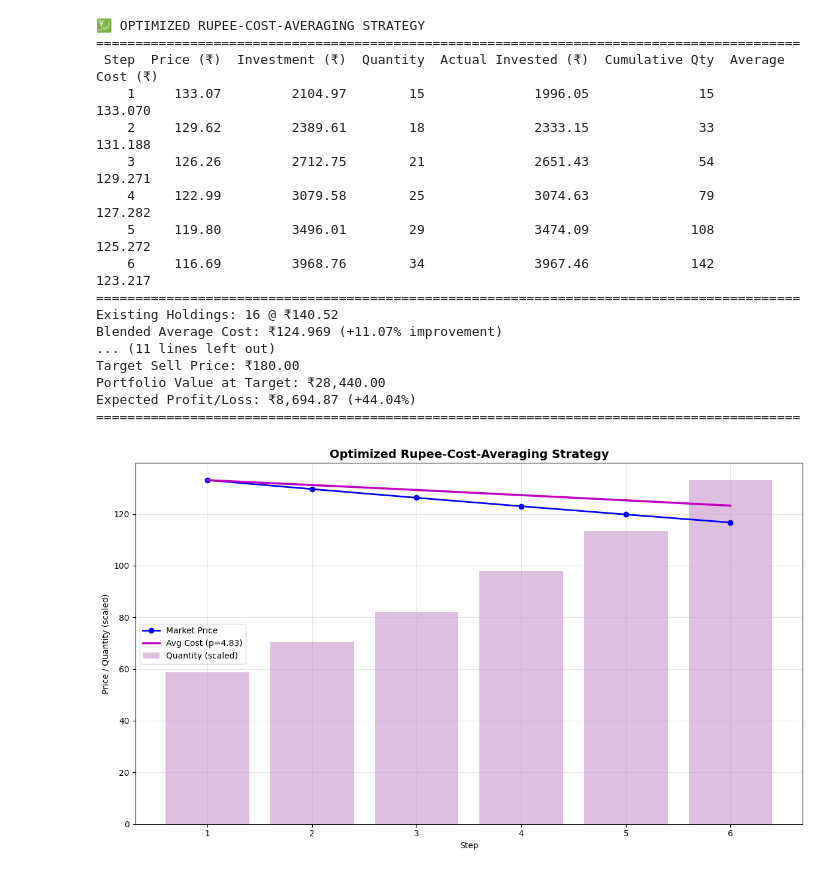
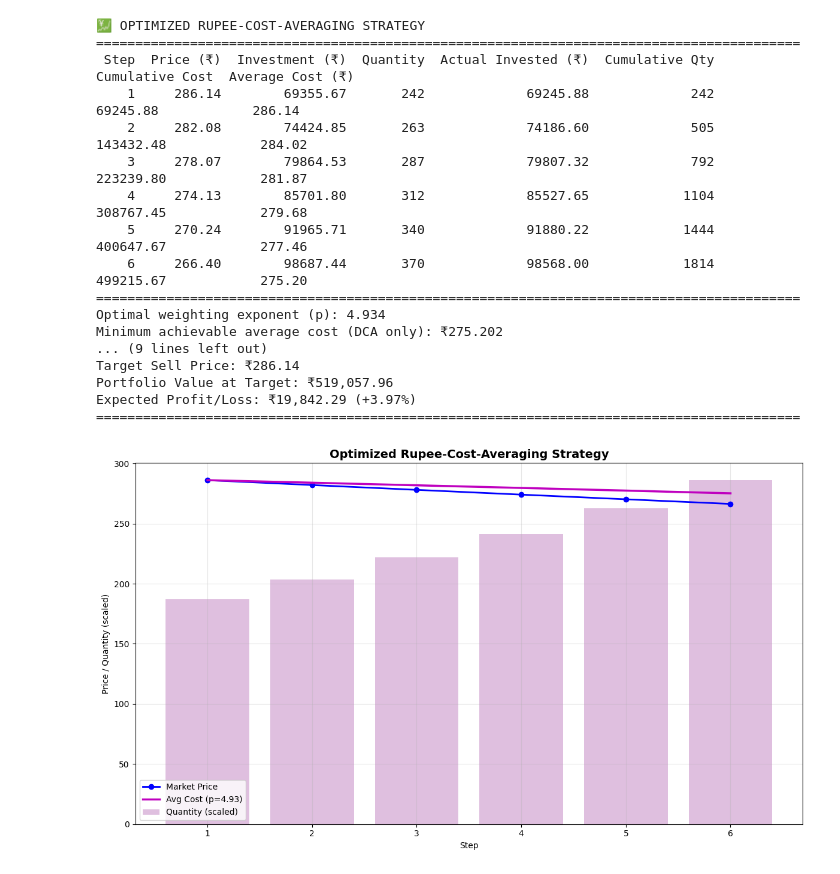
Before and after one commit to techraiders/DeepLearningProjects, a Jupyter notebook: investment-manager/cost-analyzer/one-over-p-averaging.ipynb, the cells around one changed output. Saved outputs shown, nothing was run; the diff lists cells and outputs as text; code cells hidden in the pictures.

Commit message:
Investment Manager - Adds Cumulative cost column 	modified:   investment-manager/cost-analyzer/one-over-p-averaging.ipynb
Date:      Thu Oct 30 22:58:05 2025 +0530

```diff
--- a/investment-manager/cost-analyzer/one-over-p-averaging.ipynb
+++ b/investment-manager/cost-analyzer/one-over-p-averaging.ipynb
@@ -5,7 +5,7 @@ import matplotlib.pyplot as plt
 from scipy.optimize import minimize_scalar
 
 ########################### GTT ORDERS CONSTANTS ####################
-TRADING_SYMBOL = "SILVERBEES"
+TRADING_SYMBOL = "NIFTYBEES"
 GTT_ACTION = "create"
 EXCHANGE = "NSE"
 TRANSACTION_TYPE = "BUY"
@@ -16,13 +16,13 @@ NOTES = "LongTerm: Created by Python Program"
 BULK_GTT_ORDERS_CSV_FILE_PATH = "../order-management/bulk-gtt-orders.csv"
 
 ########################  POSITION SIZE USER INPUTS #######################
-TOTAL_INVESTMENT_BUDGET = 20000  # total budget (includes old holdings)
-CURRENTLY_HOLDING_QUANTITY = 16  # set > 0 to enable blended optimization
-CURRENT_AVG_COST = 140.52
+TOTAL_INVESTMENT_BUDGET = 500000  # total budget (includes old holdings)
+CURRENTLY_HOLDING_QUANTITY = 0  # set > 0 to enable blended optimization
+CURRENT_AVG_COST = 0
 
-INITIAL_PRICE = 133.07
-FINAL_PRICE = 116.69
-TARGET_SELL_PRICE = 180
+INITIAL_PRICE = 286.14
+FINAL_PRICE = 266.40
+TARGET_SELL_PRICE = 286.14
 # %%
 # =====================================================
 # 1️⃣ COMPUTATION MODULE
@@ -48,7 +48,8 @@ def simulate_dca(prices, total_investment, p):
             "Quantity": quantities,
             "Actual Invested (₹)": np.round(actual_investments, 2),
             "Cumulative Qty": cumulative_qty,
-            "Average Cost (₹)": np.round(avg_cost, 3),
+            "Cumulative Cost": np.round(cumulative_investment, 2),
+            "Average Cost (₹)": np.round(avg_cost, 2),
         }
     )
 
@@ -239,9 +240,9 @@ def main():
 
     # === Show tabular summary ===
     print("\n🔎 STEP COUNT EXPLORATION RESULTS")
-    print("=" * 60)
+    print("=" * 40)
     print(df_summary.to_string(index=False))
-    print("=" * 60)
+    print("=" * 40)
     print(
         f"✅ Optimal Steps: {int(best_cfg['Steps'])}, p = {best_cfg['Optimal p']:.3f}, "
         f"Min Avg Cost = ₹{best_cfg['Min Avg Cost']:.3f}"
@@ -311,18 +312,18 @@ if __name__ == "__main__":
 💹 OPTIMIZED RUPEE-COST-AVERAGING STRATEGY
 ==========================================================================================
- Step  Price (₹)  Investment (₹)  Quantity  Actual Invested (₹)  Cumulative Qty  Average Cost (₹)
-    1     133.07         2104.97        15              1996.05              15           133.070
-    2     129.62         2389.61        18              2333.15              33           131.188
-    3     126.26         2712.75        21              2651.43              54           129.271
-    4     122.99         3079.58        25              3074.63              79           127.282
-    5     119.80         3496.01        29              3474.09             108           125.272
-    6     116.69         3968.76        34              3967.46             142           123.217
+ Step  Price (₹)  Investment (₹)  Quantity  Actual Invested (₹)  Cumulative Qty  Cumulative Cost  Average Cost (₹)
+    1     286.14        69355.67       242             69245.88             242         69245.88            286.14
+    2     282.08        74424.85       263             74186.60             505        143432.48            284.02
+    3     278.07        79864.53       287             79807.32             792        223239.80            281.87
+    4     274.13        85701.80       312             85527.65            1104        308767.45            279.68
+    5     270.24        91965.71       340             91880.22            1444        400647.67            277.46
+    6     266.40        98687.44       370             98568.00            1814        499215.67            275.20
 ==========================================================================================
-Existing Holdings: 16 @ ₹140.52
-Blended Average Cost: ₹124.969 (+11.07% improvement)
-... (11 lines left out)
-Target Sell Price: ₹180.00
-Portfolio Value at Target: ₹28,440.00
-Expected Profit/Loss: ₹8,694.87 (+44.04%)
+Optimal weighting exponent (p): 4.934
+Minimum achievable average cost (DCA only): ₹275.202
+... (9 lines left out)
+Target Sell Price: ₹286.14
+Portfolio Value at Target: ₹519,057.96
+Expected Profit/Loss: ₹19,842.29 (+3.97%)
 ==========================================================================================
-[figure, old version]
+[figure, new version]
```
Also changed, not shown: parts of 1 cell of this notebook.
